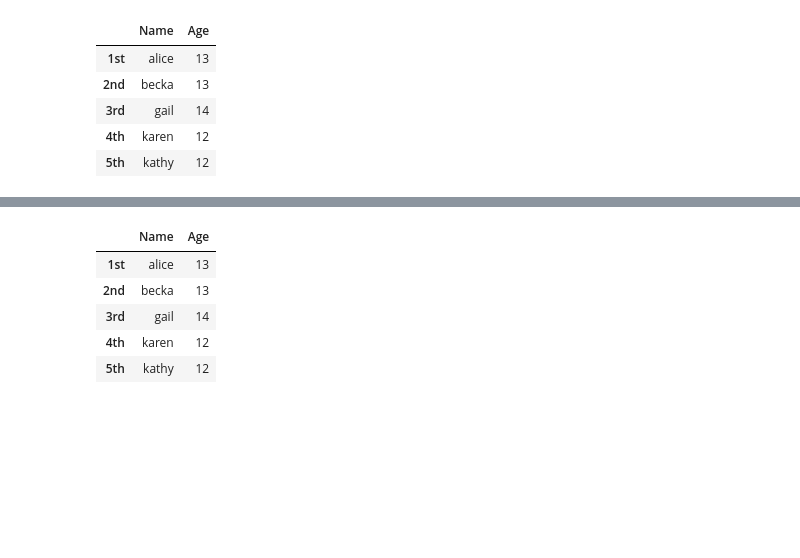
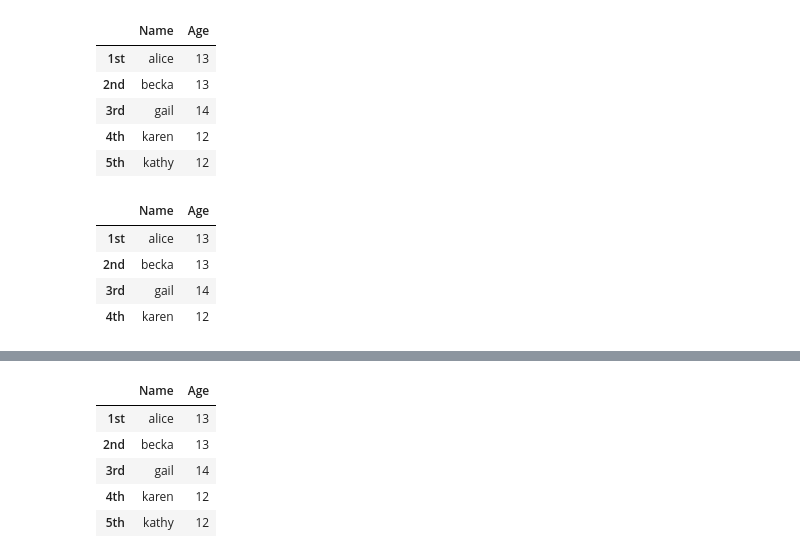
Before and after one commit to User-zwj/Pandas-Practice, a Jupyter notebook: Pandas Exercise.ipynb, the cells around one changed output, grey strips where cells are left out. Saved outputs shown, nothing was run; the diff lists cells and outputs as text; code cells hidden in the pictures; blank space fills up the shorter version.

```diff
--- a/Pandas Exercise.ipynb
+++ b/Pandas Exercise.ipynb
@@ -938,3 +1090,11 @@ df[['Name','Age']][:5]
 | 3rd | gail | 14 |
 | 4th | karen | 12 |
 | 5th | kathy | 12 |
+# %%
+df[["Name","Age"]][0:4]
+# %% [output]
+|  | Name | Age |
+| 1st | alice | 13 |
+| 2nd | becka | 13 |
+| 3rd | gail | 14 |
+| 4th | karen | 12 |
```
Also changed, not shown: parts of 27 cells of this notebook.
